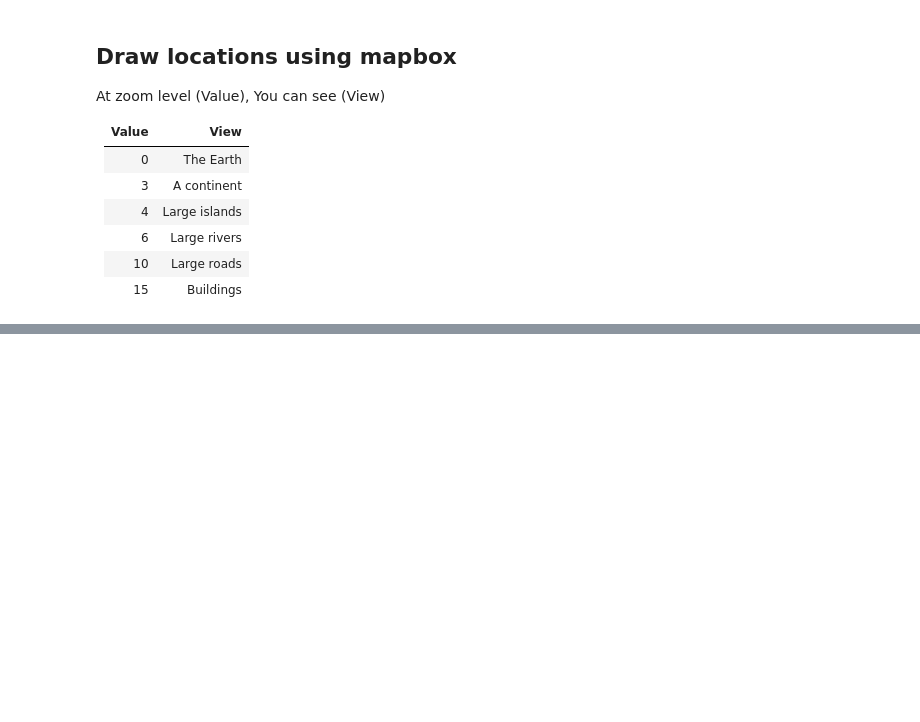
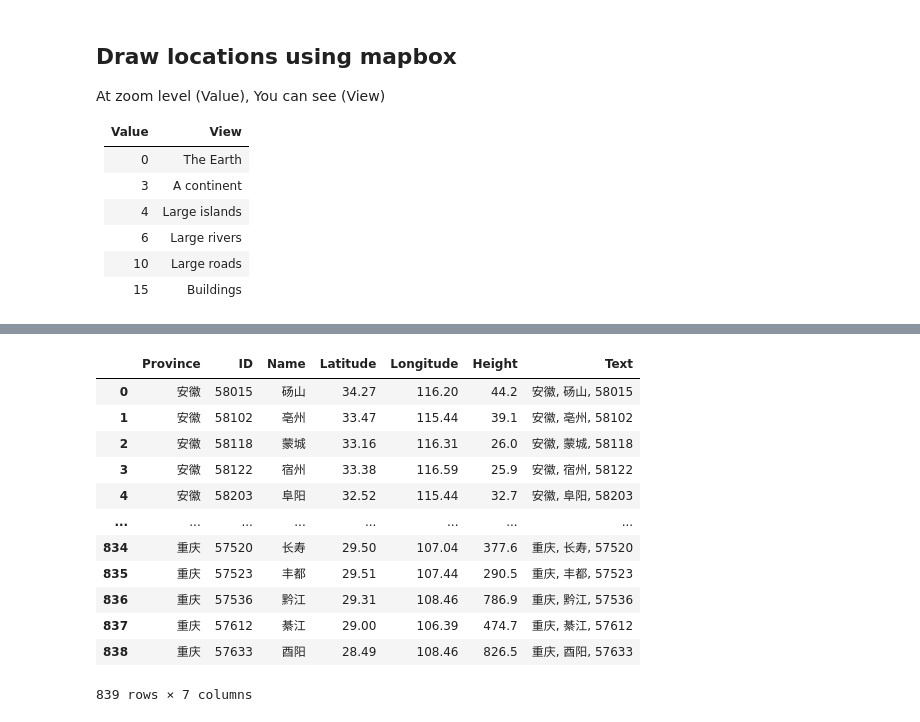
Before and after one commit to listenzcc/GeoChina, a Jupyter notebook: Temperature/notebook.ipynb, the cells around one changed output, grey strips where cells are left out. Cells and saved outputs as stored; diff of their text form; code cells hidden in the pictures; blank space fills up the shorter version.

```diff
--- a/Temperature/notebook.ipynb
+++ b/Temperature/notebook.ipynb
@@ -145,3 +149,19 @@ def fetch_data(ID, year):
 
 #     frame.index = range(len(frame))
     return frame
+# %%
+locations
+# %% [output]
+|  | Province | ID | Name | Latitude | Longitude | Height | Text |
+| 0 | 安徽 | 58015 | 砀山 | 34.27 | 116.20 | 44.2 | 安徽, 砀山, 58015 |
+| 1 | 安徽 | 58102 | 亳州 | 33.47 | 115.44 | 39.1 | 安徽, 亳州, 58102 |
+| 2 | 安徽 | 58118 | 蒙城 | 33.16 | 116.31 | 26.0 | 安徽, 蒙城, 58118 |
+| 3 | 安徽 | 58122 | 宿州 | 33.38 | 116.59 | 25.9 | 安徽, 宿州, 58122 |
+| 4 | 安徽 | 58203 | 阜阳 | 32.52 | 115.44 | 32.7 | 安徽, 阜阳, 58203 |
+| ... | ... | ... | ... | ... | ... | ... | ... |
+| 834 | 重庆 | 57520 | 长寿 | 29.50 | 107.04 | 377.6 | 重庆, 长寿, 57520 |
+| 835 | 重庆 | 57523 | 丰都 | 29.51 | 107.44 | 290.5 | 重庆, 丰都, 57523 |
+| 836 | 重庆 | 57536 | 黔江 | 29.31 | 108.46 | 786.9 | 重庆, 黔江, 57536 |
+| 837 | 重庆 | 57612 | 綦江 | 29.00 | 106.39 | 474.7 | 重庆, 綦江, 57612 |
+| 838 | 重庆 | 57633 | 酉阳 | 28.49 | 108.46 | 826.5 | 重庆, 酉阳, 57633 |
+839 rows × 7 columns
```
Also changed, not shown: parts of 5 cells of this notebook, 1 other file.
